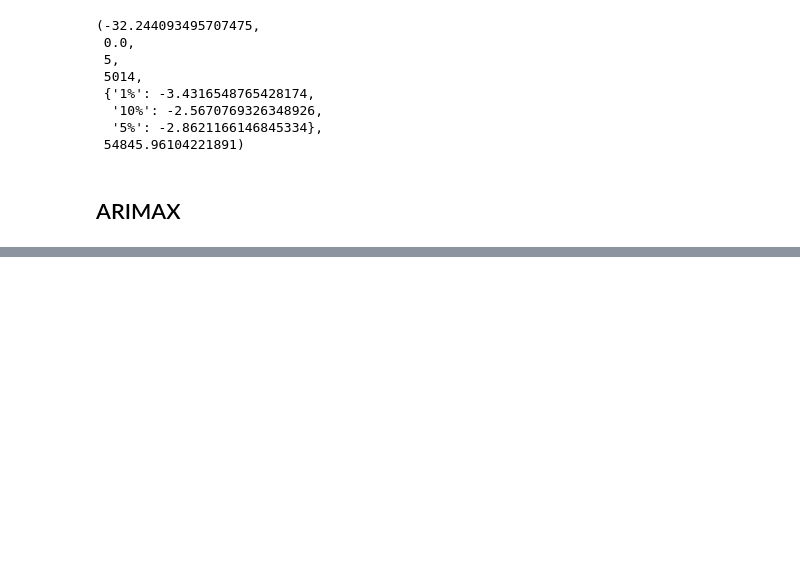
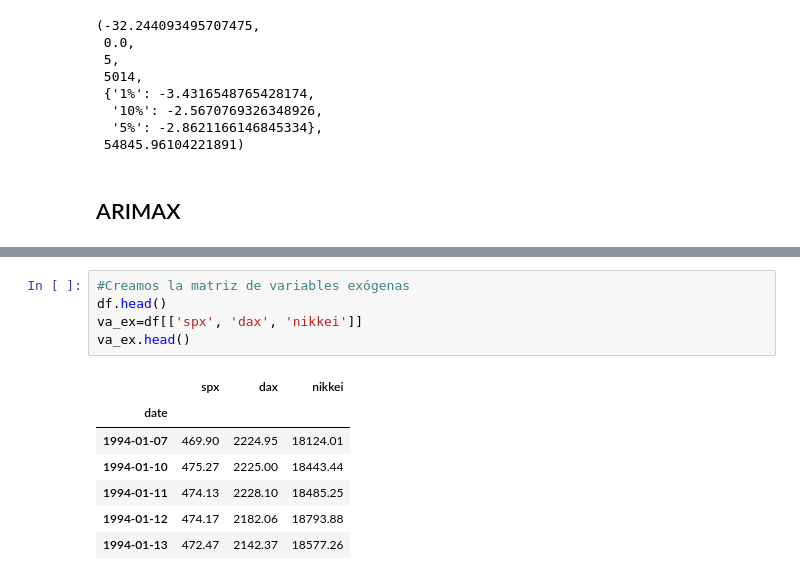
Before and after one commit to 1214345/curso-series-temporales, a Jupyter notebook: 8. ARIMA autorregresivo integrado de medias moviles/Python/10_ARIMA.ipynb, the cells around one changed output, grey strips where cells are left out. Drawn from its saved outputs; the diff is of its cells as text; blank space fills up the shorter version.

```diff
--- a/8. ARIMA autorregresivo integrado de medias moviles/Python/10_ARIMA.ipynb
+++ b/8. ARIMA autorregresivo integrado de medias moviles/Python/10_ARIMA.ipynb
@@ -269,0 +275,13 @@ Roots
+# %%
+#Creamos la matriz de variables exógenas
+df.head()
+va_ex=df[['spx', 'dax', 'nikkei']]
+va_ex.head()
+# %% [output]
+|  | spx | dax | nikkei |
+| date |  |  |  |
+| 1994-01-07 | 469.90 | 2224.95 | 18124.01 |
+| 1994-01-10 | 475.27 | 2225.00 | 18443.44 |
+| 1994-01-11 | 474.13 | 2228.10 | 18485.25 |
+| 1994-01-12 | 474.17 | 2182.06 | 18793.88 |
+| 1994-01-13 | 472.47 | 2142.37 | 18577.26 |
```
Also changed, not shown: parts of 3 cells of this notebook.
